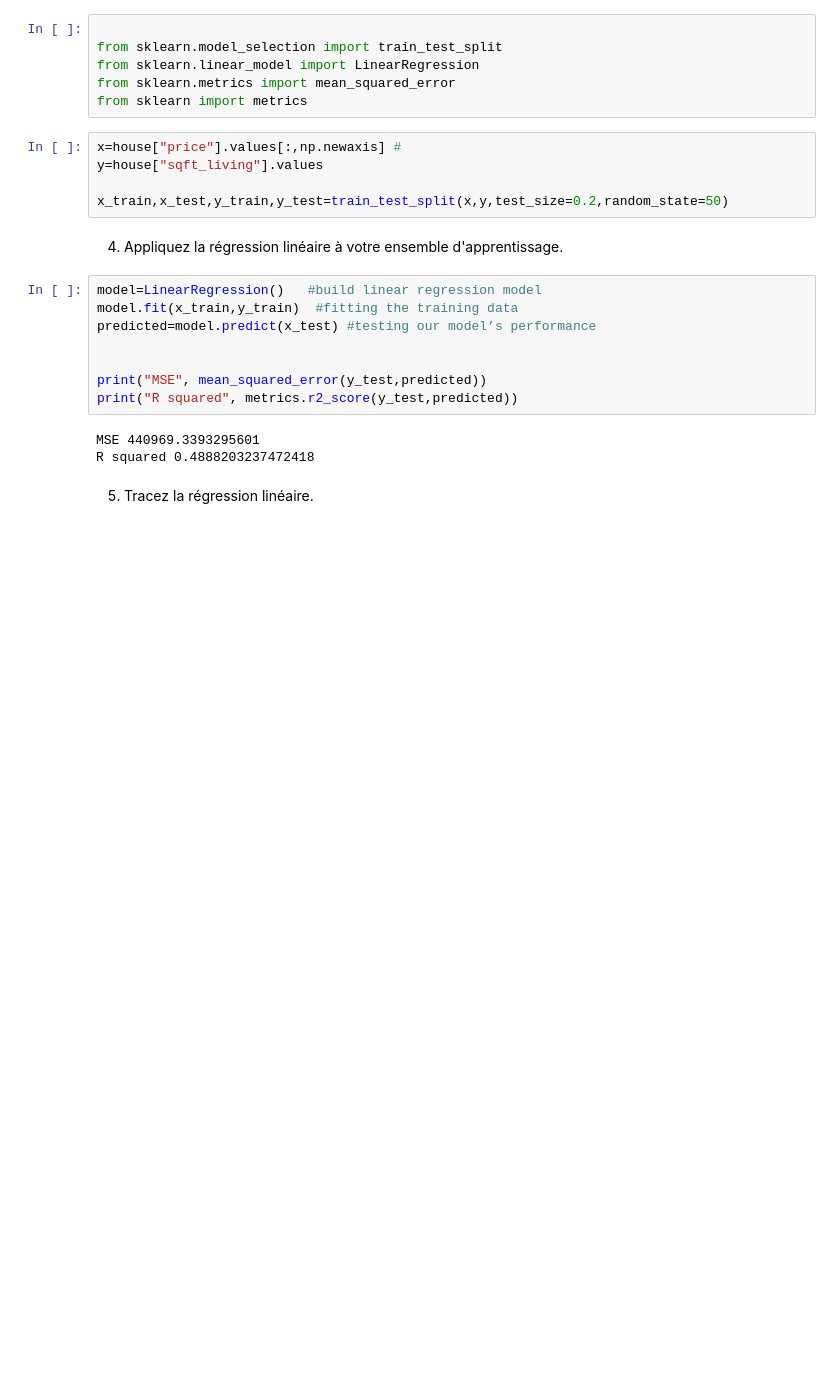
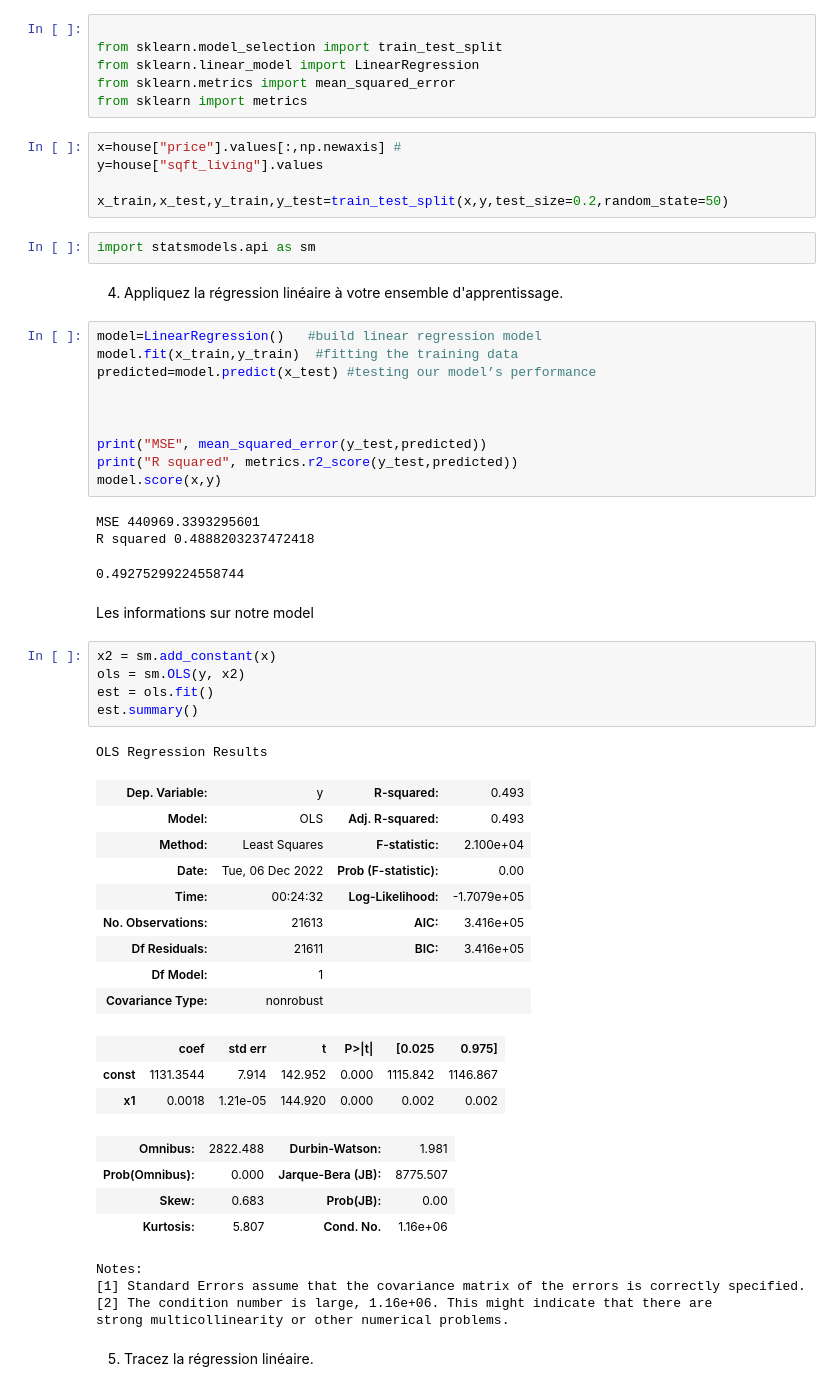
Before and after one commit to Justclemax/Machine_Learning, a Jupyter notebook: house.ipynb, the cells around one changed output. Cells and saved outputs as stored; diff of their text form; blank space fills up the shorter version.

```diff
--- a/house.ipynb
+++ b/house.ipynb
@@ -259,6 +256,8 @@ x=house["price"].values[:,np.newaxis] #
 y=house["sqft_living"].values
 
 x_train,x_test,y_train,y_test=train_test_split(x,y,test_size=0.2,random_state=50)
+# %%
+import statsmodels.api as sm
 # %% [markdown]
 4. Appliquez la régression linéaire à votre ensemble d'apprentissage.
 # %%
@@ -267,11 +266,43 @@ model.fit(x_train,y_train)  #fitting the training data
 predicted=model.predict(x_test) #testing our model’s performance
 
 
+
 print("MSE", mean_squared_error(y_test,predicted))
 print("R squared", metrics.r2_score(y_test,predicted))
+model.score(x,y)
 # %% [output]
 MSE 440969.3393295601
 R squared 0.4888203237472418
+0.49275299224558744
+# %% [markdown]
+Les informations sur notre model
+# %%
+x2 = sm.add_constant(x)
+ols = sm.OLS(y, x2)
+est = ols.fit()
+est.summary()
+# %% [output]
+OLS Regression Results
+| Dep. Variable: | y | R-squared: | 0.493 |
+| Model: | OLS | Adj. R-squared: | 0.493 |
+| Method: | Least Squares | F-statistic: | 2.100e+04 |
+| Date: | Tue, 06 Dec 2022 | Prob (F-statistic): | 0.00 |
+| Time: | 00:24:32 | Log-Likelihood: | -1.7079e+05 |
+| No. Observations: | 21613 | AIC: | 3.416e+05 |
+| Df Residuals: | 21611 | BIC: | 3.416e+05 |
+| Df Model: | 1 |  |  |
+| Covariance Type: | nonrobust |  |  |
+|  | coef | std err | t | P>|t| | [0.025 | 0.975] |
+| const | 1131.3544 | 7.914 | 142.952 | 0.000 | 1115.842 | 1146.867 |
+| x1 | 0.0018 | 1.21e-05 | 144.920 | 0.000 | 0.002 | 0.002 |
+| Omnibus: | 2822.488 | Durbin-Watson: | 1.981 |
+| Prob(Omnibus): | 0.000 | Jarque-Bera (JB): | 8775.507 |
+| Skew: | 0.683 | Prob(JB): | 0.00 |
+| Kurtosis: | 5.807 | Cond. No. | 1.16e+06 |
+Notes:
+[1] Standard Errors assume that the covariance matrix of the errors is correctly specified.
+[2] The condition number is large, 1.16e+06. This might indicate that there are
+strong multicollinearity or other numerical problems.
 # %% [markdown]
 5. Tracez la régression linéaire.
 # %%
```
Also changed, not shown: parts of 15 cells of this notebook.
